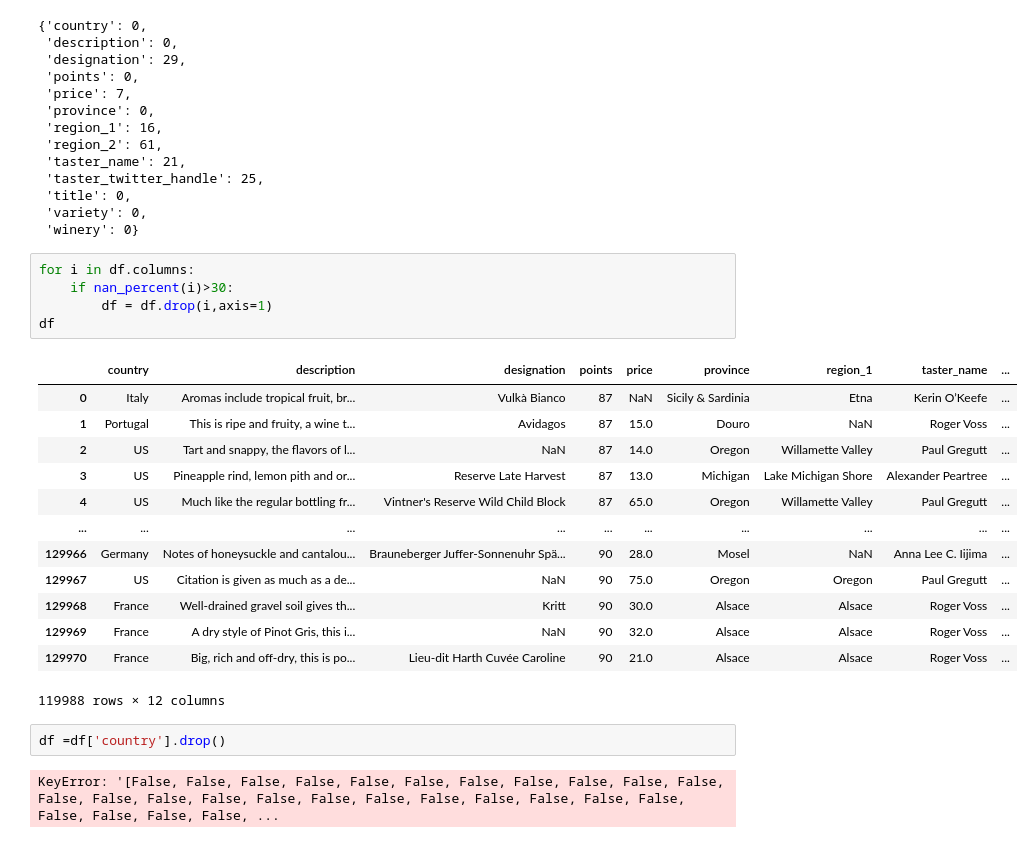
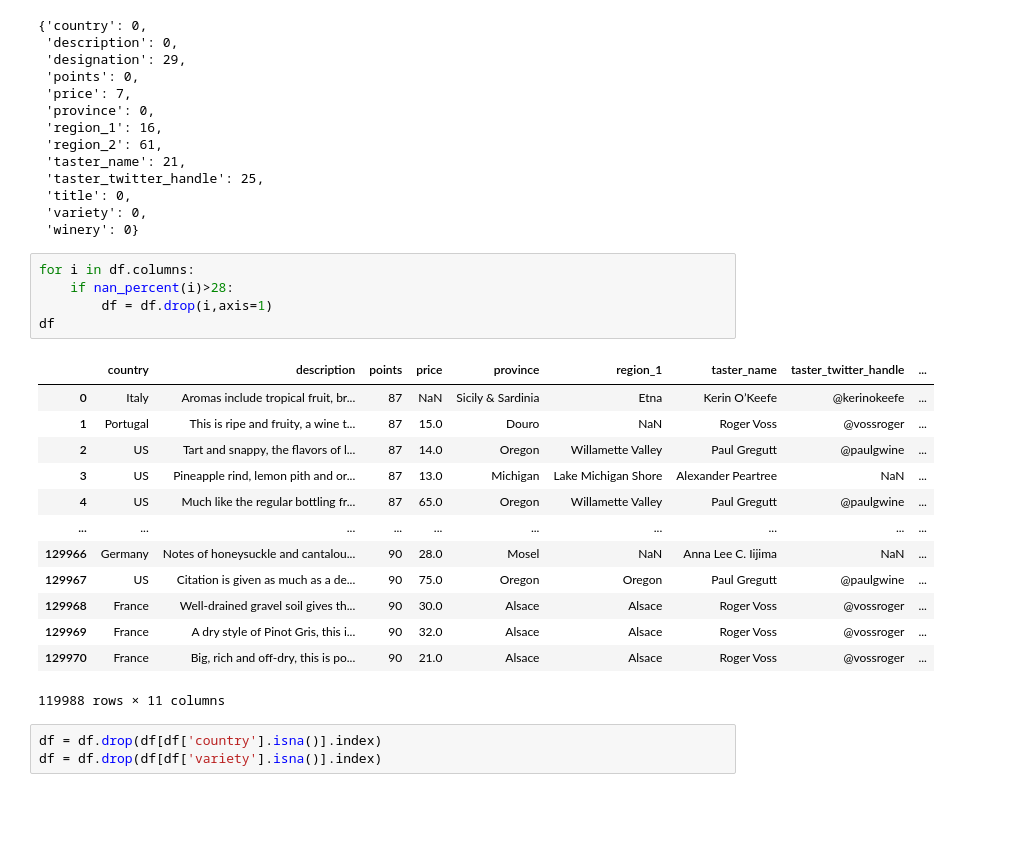
Before and after one commit to Karayushii/Skillfactory_DST, a Jupyter notebook: eda_1/main.ipynb, the cells around one changed output. Cells and saved outputs as stored; diff of their text form; blank space fills up the shorter version.

```diff
--- a/eda_1/main.ipynb
+++ b/eda_1/main.ipynb
@@ -107,24 +107,23 @@ my_dict
  'winery': 0}
 # %%
 for i in df.columns:
-    if nan_percent(i)>30:
+    if nan_percent(i)>28:
         df = df.drop(i,axis=1)
 df
 # %% [output]
-|  | country | description | designation | points | price | province | region_1 | taster_name | ... |
-| 0 | Italy | Aromas include tropical fruit, br... | Vulkà Bianco | 87 | NaN | Sicily & Sardinia | Etna | Kerin O’Keefe | ... |
-| 1 | Portugal | This is ripe and fruity, a wine t... | Avidagos | 87 | 15.0 | Douro | NaN | Roger Voss | ... |
-| 2 | US | Tart and snappy, the flavors of l... | NaN | 87 | 14.0 | Oregon | Willamette Valley | Paul Gregutt | ... |
-| 3 | US | Pineapple rind, lemon pith and or... | Reserve Late Harvest | 87 | 13.0 | Michigan | Lake Michigan Shore | Alexander Peartree | ... |
-| 4 | US | Much like the regular bottling fr... | Vintner's Reserve Wild Child Block | 87 | 65.0 | Oregon | Willamette Valley | Paul Gregutt | ... |
+|  | country | description | points | price | province | region_1 | taster_name | taster_twitter_handle | ... |
+| 0 | Italy | Aromas include tropical fruit, br... | 87 | NaN | Sicily & Sardinia | Etna | Kerin O’Keefe | @kerinokeefe | ... |
+| 1 | Portugal | This is ripe and fruity, a wine t... | 87 | 15.0 | Douro | NaN | Roger Voss | @vossroger | ... |
+| 2 | US | Tart and snappy, the flavors of l... | 87 | 14.0 | Oregon | Willamette Valley | Paul Gregutt | @paulgwine | ... |
+| 3 | US | Pineapple rind, lemon pith and or... | 87 | 13.0 | Michigan | Lake Michigan Shore | Alexander Peartree | NaN | ... |
+| 4 | US | Much like the regular bottling fr... | 87 | 65.0 | Oregon | Willamette Valley | Paul Gregutt | @paulgwine | ... |
 | ... | ... | ... | ... | ... | ... | ... | ... | ... | ... |
-| 129966 | Germany | Notes of honeysuckle and cantalou... | Brauneberger Juffer-Sonnenuhr Spä... | 90 | 28.0 | Mosel | NaN | Anna Lee C. Iijima | ... |
-| 129967 | US | Citation is given as much as a de... | NaN | 90 | 75.0 | Oregon | Oregon | Paul Gregutt | ... |
-| 129968 | France | Well-drained gravel soil gives th... | Kritt | 90 | 30.0 | Alsace | Alsace | Roger Voss | ... |
-| 129969 | France | A dry style of Pinot Gris, this i... | NaN | 90 | 32.0 | Alsace | Alsace | Roger Voss | ... |
-| 129970 | France | Big, rich and off-dry, this is po... | Lieu-dit Harth Cuvée Caroline | 90 | 21.0 | Alsace | Alsace | Roger Voss | ... |
+| 129966 | Germany | Notes of honeysuckle and cantalou... | 90 | 28.0 | Mosel | NaN | Anna Lee C. Iijima | NaN | ... |
+| 129967 | US | Citation is given as much as a de... | 90 | 75.0 | Oregon | Oregon | Paul Gregutt | @paulgwine | ... |
+| 129968 | France | Well-drained gravel soil gives th... | 90 | 30.0 | Alsace | Alsace | Roger Voss | @vossroger | ... |
+| 129969 | France | A dry style of Pinot Gris, this i... | 90 | 32.0 | Alsace | Alsace | Roger Voss | @vossroger | ... |
+| 129970 | France | Big, rich and off-dry, this is po... | 90 | 21.0 | Alsace | Alsace | Roger Voss | @vossroger | ... |
-119988 rows × 12 columns
+119988 rows × 11 columns
-# %%
-df =df['country'].drop()
-# %% [output]
-KeyError: '[False, False, False, False, False, False, False, False, False, False, False, False, False, False, False, False, False, False, False, False, False, False, False, False, False, False, False, ...
+# %%
+df = df.drop(df[df['country'].isna()].index)
+df = df.drop(df[df['variety'].isna()].index)
```
Also changed, not shown: parts of 12 cells of this notebook.
